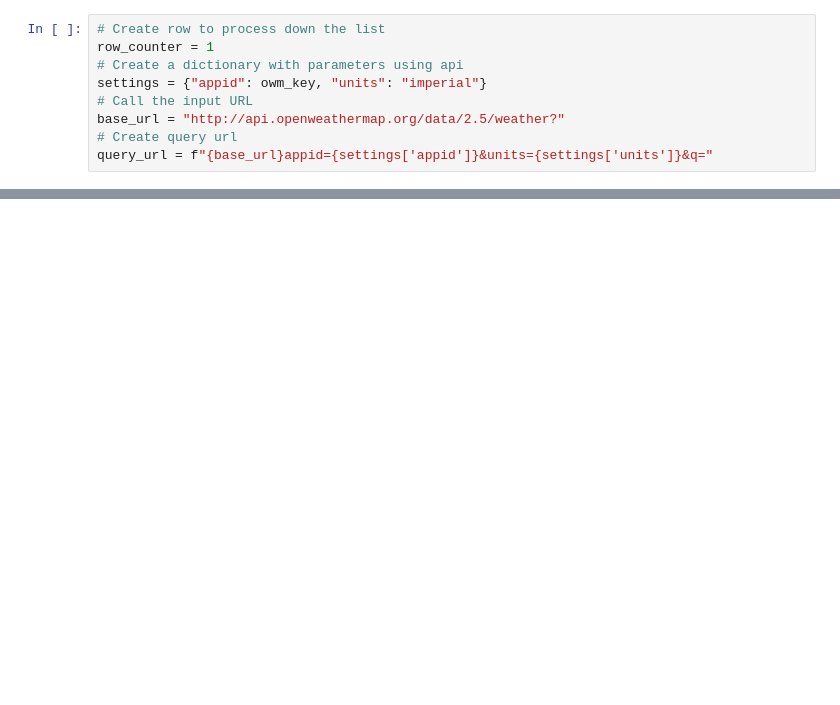
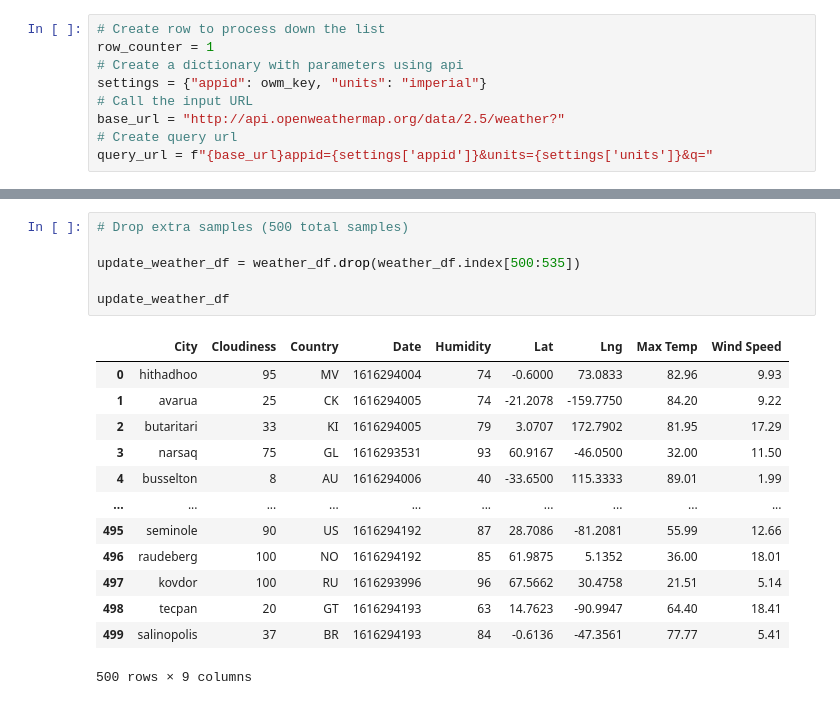
Before and after one commit to michaelsimon960/python-api-challenge, a Jupyter notebook: WeatherPY/WeatherPY.ipynb, the cells around one changed output, grey strips where cells are left out. Cells and saved outputs as stored; diff of their text form; blank space fills up the shorter version.

```diff
--- a/WeatherPY/WeatherPY.ipynb
+++ b/WeatherPY/WeatherPY.ipynb
@@ -104,0 +158,20 @@ Data Retrieval Complete
+# %%
+# Drop extra samples (500 total samples)
+
+update_weather_df = weather_df.drop(weather_df.index[500:535])
+
+update_weather_df
+# %% [output]
+|  | City | Cloudiness | Country | Date | Humidity | Lat | Lng | Max Temp | Wind Speed |
+| 0 | hithadhoo | 95 | MV | 1616294004 | 74 | -0.6000 | 73.0833 | 82.96 | 9.93 |
+| 1 | avarua | 25 | CK | 1616294005 | 74 | -21.2078 | -159.7750 | 84.20 | 9.22 |
+| 2 | butaritari | 33 | KI | 1616294005 | 79 | 3.0707 | 172.7902 | 81.95 | 17.29 |
+| 3 | narsaq | 75 | GL | 1616293531 | 93 | 60.9167 | -46.0500 | 32.00 | 11.50 |
+| 4 | busselton | 8 | AU | 1616294006 | 40 | -33.6500 | 115.3333 | 89.01 | 1.99 |
+| ... | ... | ... | ... | ... | ... | ... | ... | ... | ... |
+| 495 | seminole | 90 | US | 1616294192 | 87 | 28.7086 | -81.2081 | 55.99 | 12.66 |
+| 496 | raudeberg | 100 | NO | 1616294192 | 85 | 61.9875 | 5.1352 | 36.00 | 18.01 |
+| 497 | kovdor | 100 | RU | 1616293996 | 96 | 67.5662 | 30.4758 | 21.51 | 5.14 |
+| 498 | tecpan | 20 | GT | 1616294193 | 63 | 14.7623 | -90.9947 | 64.40 | 18.41 |
+| 499 | salinopolis | 37 | BR | 1616294193 | 84 | -0.6136 | -47.3561 | 77.77 | 5.41 |
+500 rows × 9 columns
```
Also changed, not shown: parts of 6 cells of this notebook.
